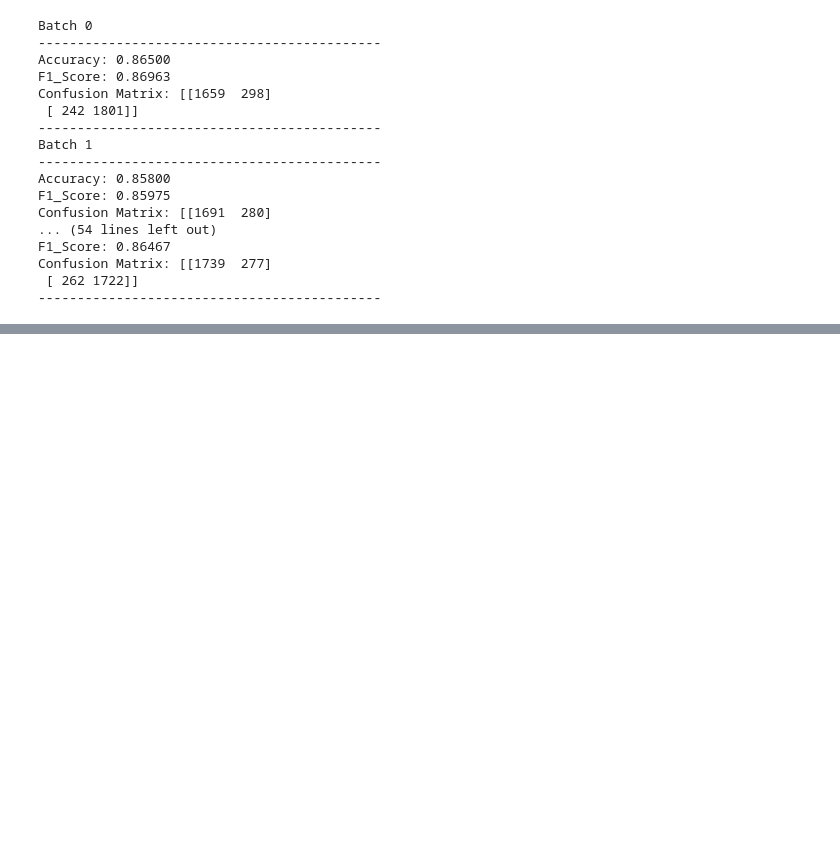
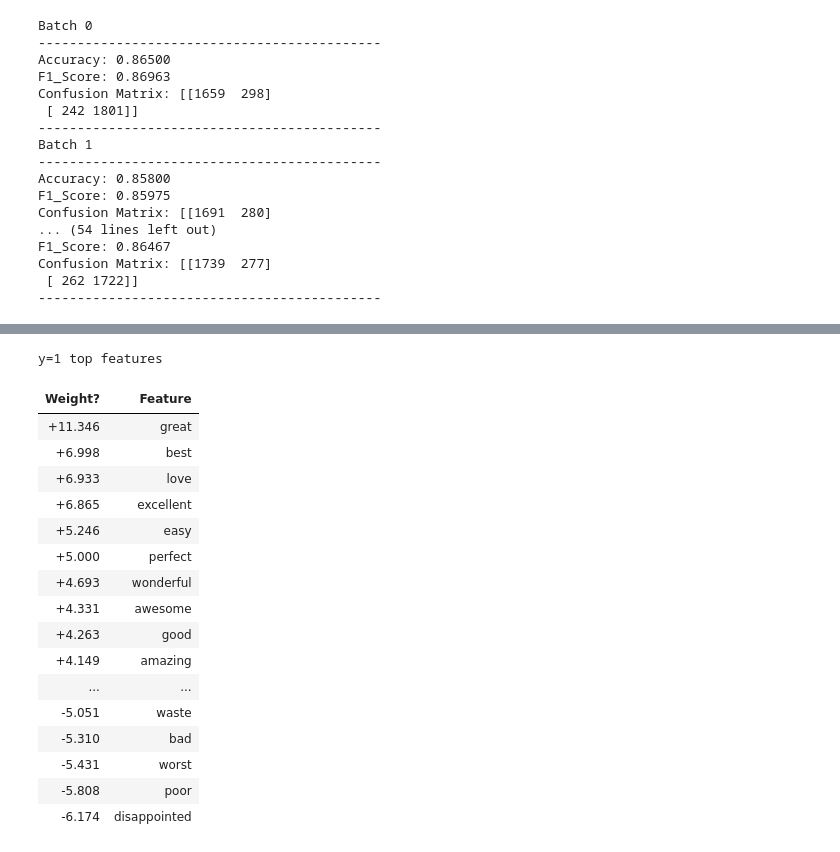
Before and after one commit to jatinkarthik-tripathy/Senti-Analysis-Techniques, a Jupyter notebook: Senti_Analysis_(ML).ipynb, the cells around one changed output, grey strips where cells are left out. Drawn from its saved outputs; the diff is of its cells as text; code cells hidden in the pictures; blank space fills up the shorter version.

```diff
--- a/Senti_Analysis_(ML).ipynb
+++ b/Senti_Analysis_(ML).ipynb
@@ -147,0 +169,24 @@ Confusion Matrix: [[1659  298]
+# %%
+import eli5
+eli5.show_weights(estimator=fit_model,
+                  feature_names= list(transformer.get_feature_names()),
+                    top=(20,20))
+# %% [output]
+y=1 top features
+| Weight? | Feature |
+| +11.346 | great |
+| +6.998 | best |
+| +6.933 | love |
+| +6.865 | excellent |
+| +5.246 | easy |
+| +5.000 | perfect |
+| +4.693 | wonderful |
+| +4.331 | awesome |
+| +4.263 | good |
+| +4.149 | amazing |
+| ... | ... |
+| -5.051 | waste |
+| -5.310 | bad |
+| -5.431 | worst |
+| -5.808 | poor |
+| -6.174 | disappointed |
```
Also changed, not shown: parts of 9 cells of this notebook.
